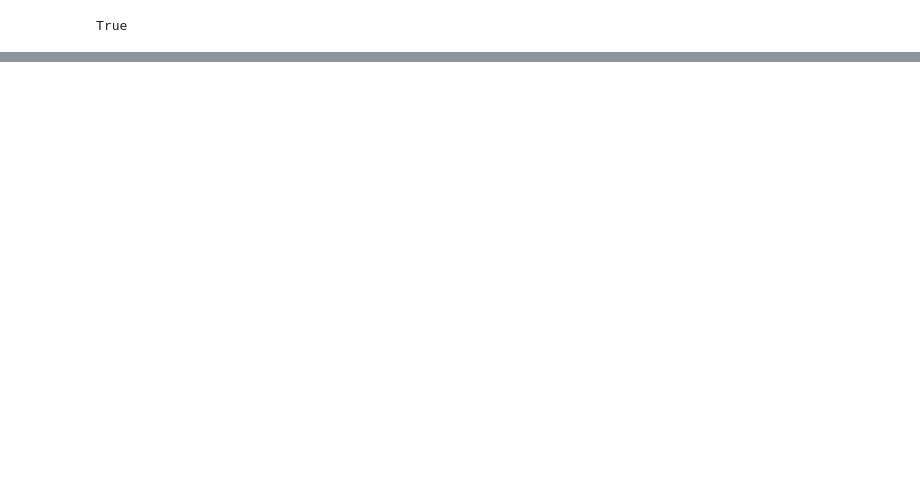
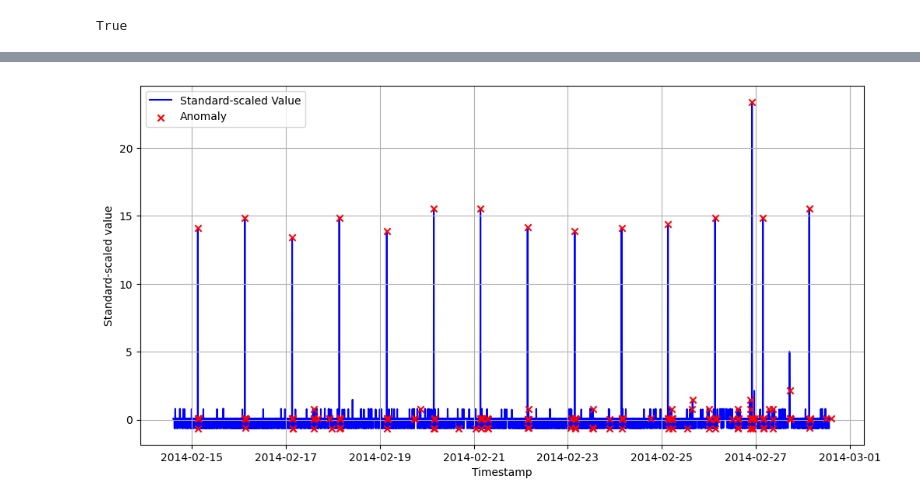
Before and after one commit to Martini-111/Anomaly_Detection, a Jupyter notebook: NAB_notebook.ipynb, the cells around one changed output, grey strips where cells are left out. Drawn from its saved outputs; the diff is of its cells as text; code cells hidden in the pictures; blank space fills up the shorter version.

Commit message:
IsoForest demo-ed

```diff
--- a/NAB_notebook.ipynb
+++ b/NAB_notebook.ipynb
@@ -50,0 +72,21 @@ AttributeError: The '.style' accessor requires jinja2
+# %%
+inp_df = all_AWS_df_list[0]
+# %%
+def run_iso(my_df, window=5, contamination="auto"):
+    # window = 5
+    X = []
+
+    for i in range(len(my_df) - window):
+        X.append(my_df['std_value'].iloc[i:i+window].values)
+
+    X = np.array(X)
+
+    iso = IsolationForest(contamination=contamination, random_state=1)
+    y_pred = iso.fit_predict(X)
+
+    # align predictions with dataframe
+    my_df['anomaly_window'] = 0
+    my_df.loc[window-1:, 'anomaly_window'] = np.append((y_pred == -1).astype(int), 1) # fixing the minor misalignment
+# %%
+run_iso(inp_df, window=7)
+# inp_df
@@ -50,0 +103,16 @@ AttributeError: The '.style' accessor requires jinja2
+# %%
+plt.figure(figsize=(12,6))
+plt.plot(inp_df['timestamp'], inp_df['std_value'], label='Standard-scaled Value', color='blue', zorder=1)
+
+# Optional: highlight anomalies if you have them
+anomalies = inp_df[inp_df['anomaly_window'] == 1]
+plt.scatter(anomalies['timestamp'], anomalies['std_value'],
+            color='red', label='Anomaly', marker='x', zorder=2)
+
+plt.xlabel("Timestamp")
+plt.ylabel("Standard-scaled value")
+plt.legend()
+plt.grid(True)
+plt.show()
+# %% [output]
+[figure, added]
```
Also changed, not shown: parts of 5 cells of this notebook.
